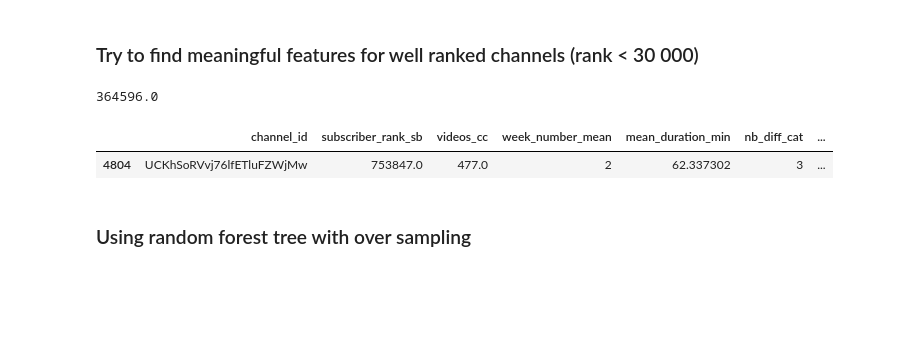
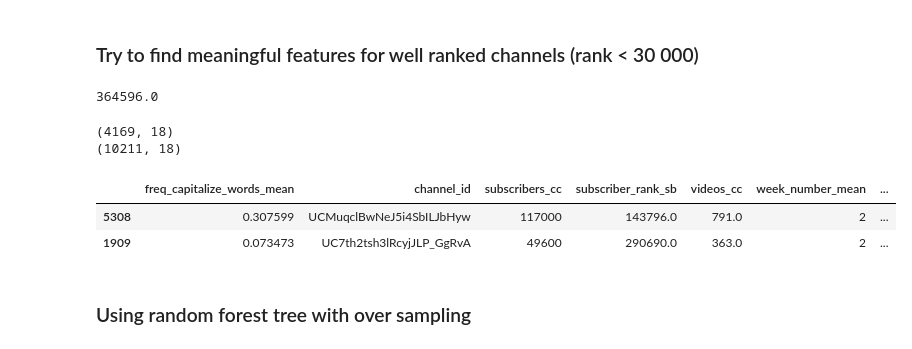
Before and after one commit to epfl-ada/ada-2022-project-adaptation, a Jupyter notebook: MS3_Analysis.ipynb, the cells around one changed output. Cells and saved outputs as stored; diff of their text form; code cells hidden in the pictures; blank space fills up the shorter version.

```diff
--- a/MS3_Analysis.ipynb
+++ b/MS3_Analysis.ipynb
@@ -955,0 +991,9 @@ dataset.drop("level_1", axis=1, inplace=True)
+# %%
+full_metadatas = full_metadatas.sort_values("channel_id")
+dataset = dataset.sort_values("channel_id")
+# %%
+to_add = full_metadatas[["freq_capitalize_words_mean", "channel_id"]]
+to_add = to_add.drop_duplicates()
+# %%
+dataset = pd.merge(to_add, dataset, on="channel_id")
+dataset.shape
@@ -969,12 +1036,19 @@ dataset.subscriber_rank_sb.median()
 # %% [output]
 364596.0
 # %%
-dataset["well_ranked"] = np.where(dataset.subscriber_rank_sb < 30_000, 1, 0)
+dataset["big_channel"] = np.where(dataset.subscribers_cc > 80_000, 1, 0)
+# %%
+print(dataset[dataset.big_channel == 1].shape)
+print(dataset[dataset.big_channel == 0].shape)
+# %% [output]
+(4169, 18)
+(10211, 18)
 # %%
-dataset.sample()
+dataset.sample(2)
 # %% [output]
-|  | channel_id | subscriber_rank_sb | videos_cc | week_number_mean | mean_duration_min | nb_diff_cat | ... |
-| 4804 | UCKhSoRVvj76lfETluFZWjMw | 753847.0 | 477.0 | 2 | 62.337302 | 3 | ... |
+|  | freq_capitalize_words_mean | channel_id | subscribers_cc | subscriber_rank_sb | videos_cc | week_number_mean | ... |
+| 5308 | 0.307599 | UCMuqclBwNeJ5i4SbILJbHyw | 117000 | 143796.0 | 791.0 | 2 | ... |
+| 1909 | 0.073473 | UC7th2tsh3lRcyjJLP_GgRvA | 49600 | 290690.0 | 363.0 | 2 | ... |
 # %% [markdown]
 ### Using random forest tree with over sampling
 # %%
```
Also changed, not shown: parts of 17 cells of this notebook.
